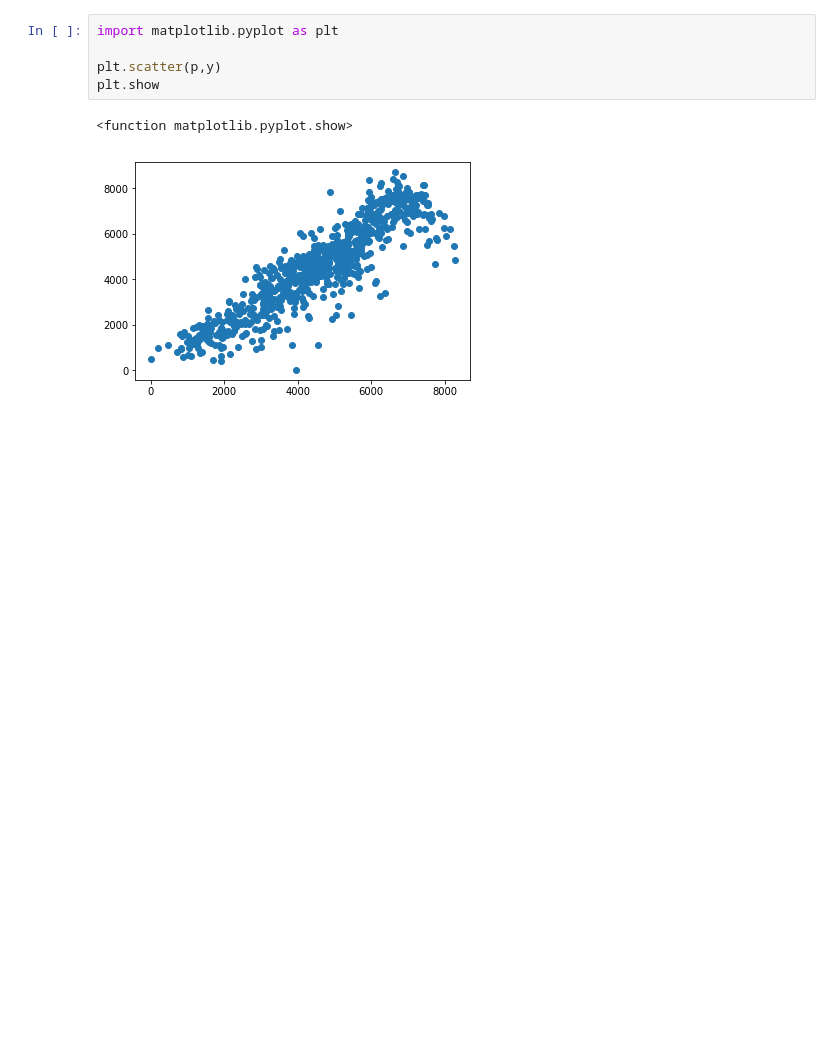
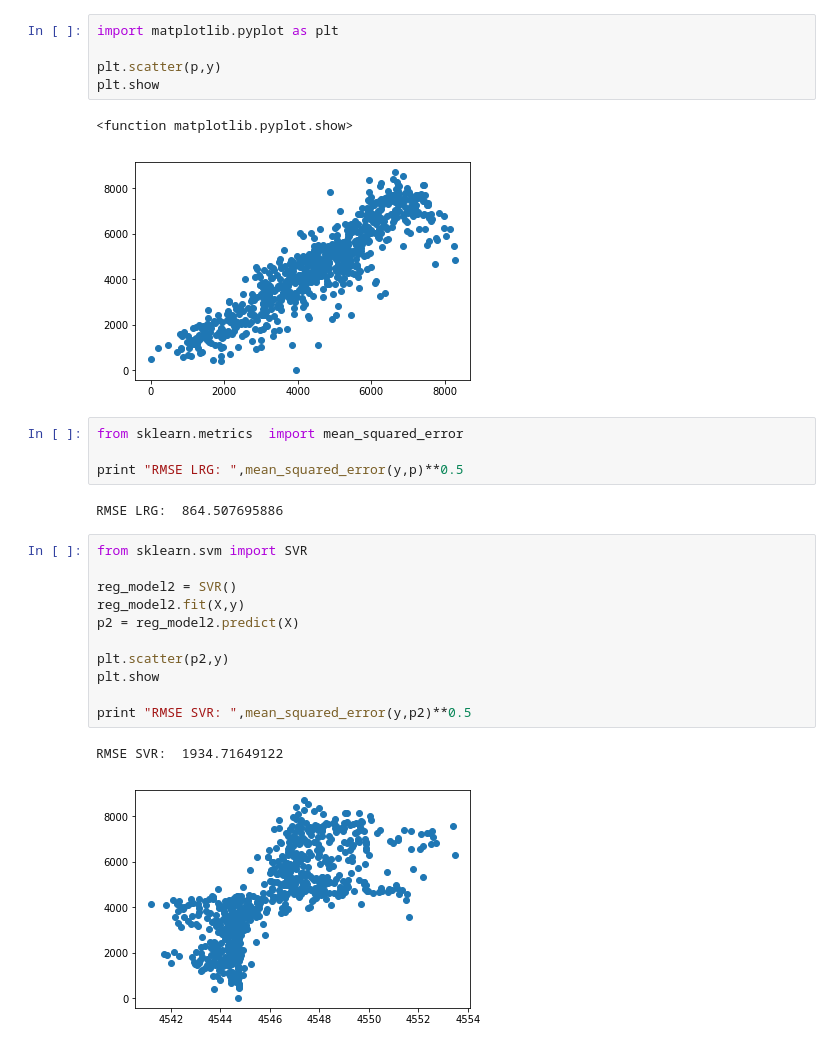
Before and after one commit to praseedm/Advance-AI, a Jupyter notebook: ML/assignments/Day6 More Assignment.ipynb, the cells around one changed output. Drawn from its saved outputs; the diff is of its cells as text; blank space fills up the shorter version.

```diff
--- a/ML/assignments/Day6 More Assignment.ipynb
+++ b/ML/assignments/Day6 More Assignment.ipynb
@@ -73,3 +73,23 @@ plt.show
 # %% [output]
 <function matplotlib.pyplot.show>
 [figure]
+# %%
+from sklearn.metrics  import mean_squared_error
+
+print "RMSE LRG: ",mean_squared_error(y,p)**0.5
+# %% [output]
+RMSE LRG:  864.507695886
+# %%
+from sklearn.svm import SVR
+
+reg_model2 = SVR()
+reg_model2.fit(X,y)
+p2 = reg_model2.predict(X)
+
+plt.scatter(p2,y)
+plt.show
+
+print "RMSE SVR: ",mean_squared_error(y,p2)**0.5
+# %% [output]
+RMSE SVR:  1934.71649122
+[figure, added]
```
